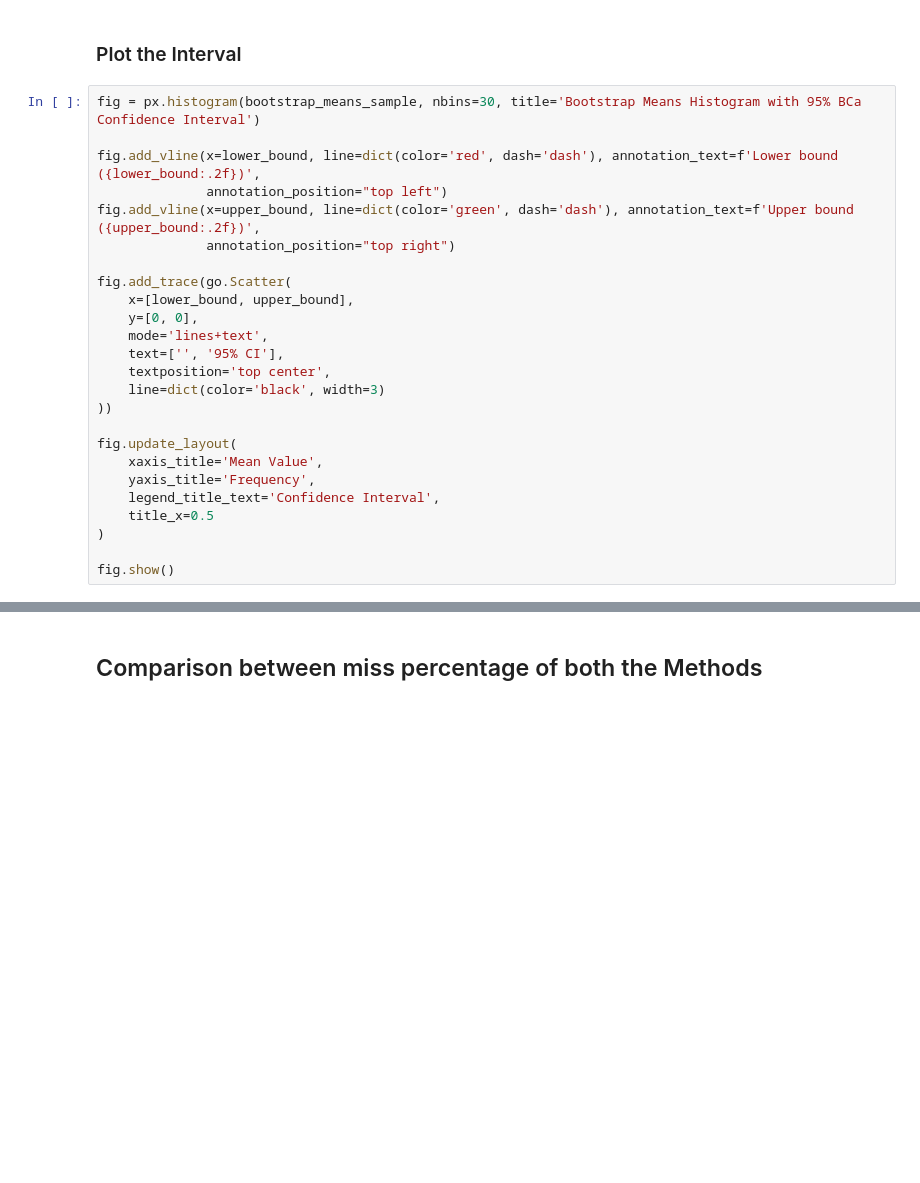
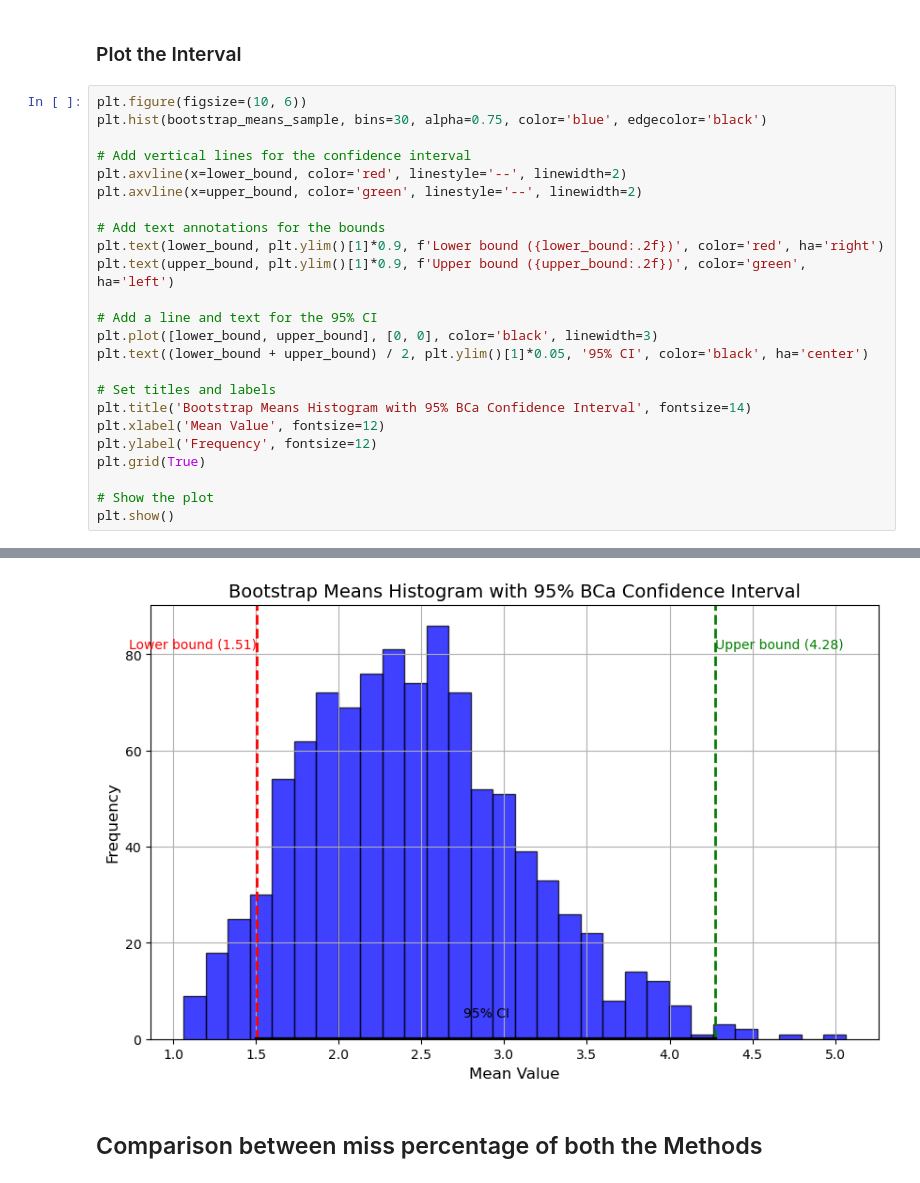
Before and after one commit to adityaastro2004/Estimating-Uncertainty, a Jupyter notebook: Aditya Raj Jain/Percentile and BCa method.ipynb, the cells around one changed output, grey strips where cells are left out. Drawn from its saved outputs; the diff is of its cells as text; blank space fills up the shorter version.

```diff
--- a/Aditya Raj Jain/Percentile and BCa method.ipynb
+++ b/Aditya Raj Jain/Percentile and BCa method.ipynb
@@ -108,28 +108,27 @@ print(f"95% BCa confidence interval: ({lower_bound}, {upper_bound})")
 # %% [markdown]
 ### Plot the Interval
 # %%
-fig = px.histogram(bootstrap_means_sample, nbins=30, title='Bootstrap Means Histogram with 95% BCa Confidence Interval')
+plt.figure(figsize=(10, 6))
+plt.hist(bootstrap_means_sample, bins=30, alpha=0.75, color='blue', edgecolor='black')
 
-fig.add_vline(x=lower_bound, line=dict(color='red', dash='dash'), annotation_text=f'Lower bound ({lower_bound:.2f})',
-              annotation_position="top left")
-fig.add_vline(x=upper_bound, line=dict(color='green', dash='dash'), annotation_text=f'Upper bound ({upper_bound:.2f})',
-              annotation_position="top right")
+# Add vertical lines for the confidence interval
+plt.axvline(x=lower_bound, color='red', linestyle='--', linewidth=2)
+plt.axvline(x=upper_bound, color='green', linestyle='--', linewidth=2)
 
-fig.add_trace(go.Scatter(
-    x=[lower_bound, upper_bound],
-    y=[0, 0],
-    mode='lines+text',
-    text=['', '95% CI'],
-    textposition='top center',
-    line=dict(color='black', width=3)
-))
+# Add text annotations for the bounds
+plt.text(lower_bound, plt.ylim()[1]*0.9, f'Lower bound ({lower_bound:.2f})', color='red', ha='right')
+plt.text(upper_bound, plt.ylim()[1]*0.9, f'Upper bound ({upper_bound:.2f})', color='green', ha='left')
 
-fig.update_layout(
-    xaxis_title='Mean Value',
-    yaxis_title='Frequency',
-    legend_title_text='Confidence Interval',
-    title_x=0.5
-)
+# Add a line and text for the 95% CI
+plt.plot([lower_bound, upper_bound], [0, 0], color='black', linewidth=3)
+plt.text((lower_bound + upper_bound) / 2, plt.ylim()[1]*0.05, '95% CI', color='black', ha='center')
 
-fig.show()
+# Set titles and labels
+plt.title('Bootstrap Means Histogram with 95% BCa Confidence Interval', fontsize=14)
+plt.xlabel('Mean Value', fontsize=12)
+plt.ylabel('Frequency', fontsize=12)
+plt.grid(True)
+
+# Show the plot
+plt.show()
 # %% [output]
@@ -137,3 +135,4 @@ fig.show()
+[figure, added]
 # %% [markdown]
 ## Comparison between miss percentage of both the Methods
 # %%
```
Also changed, not shown: parts of 7 cells of this notebook.
